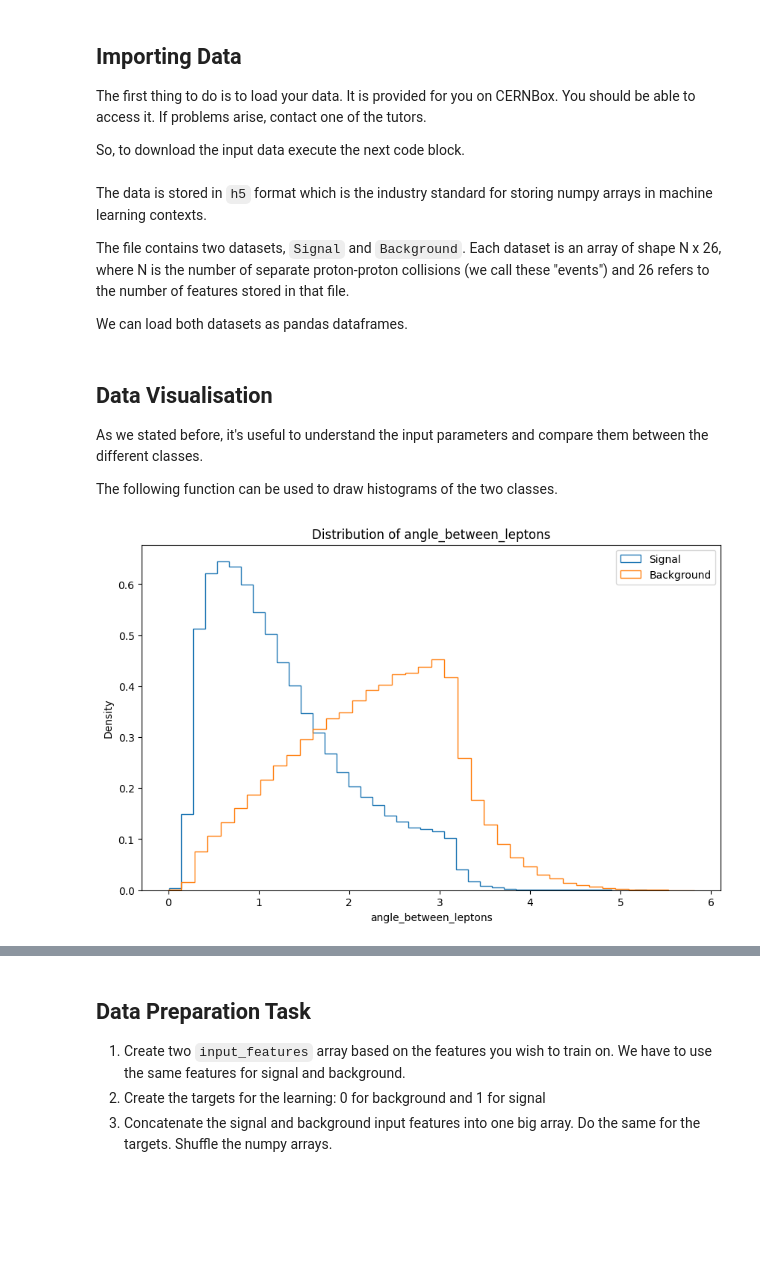
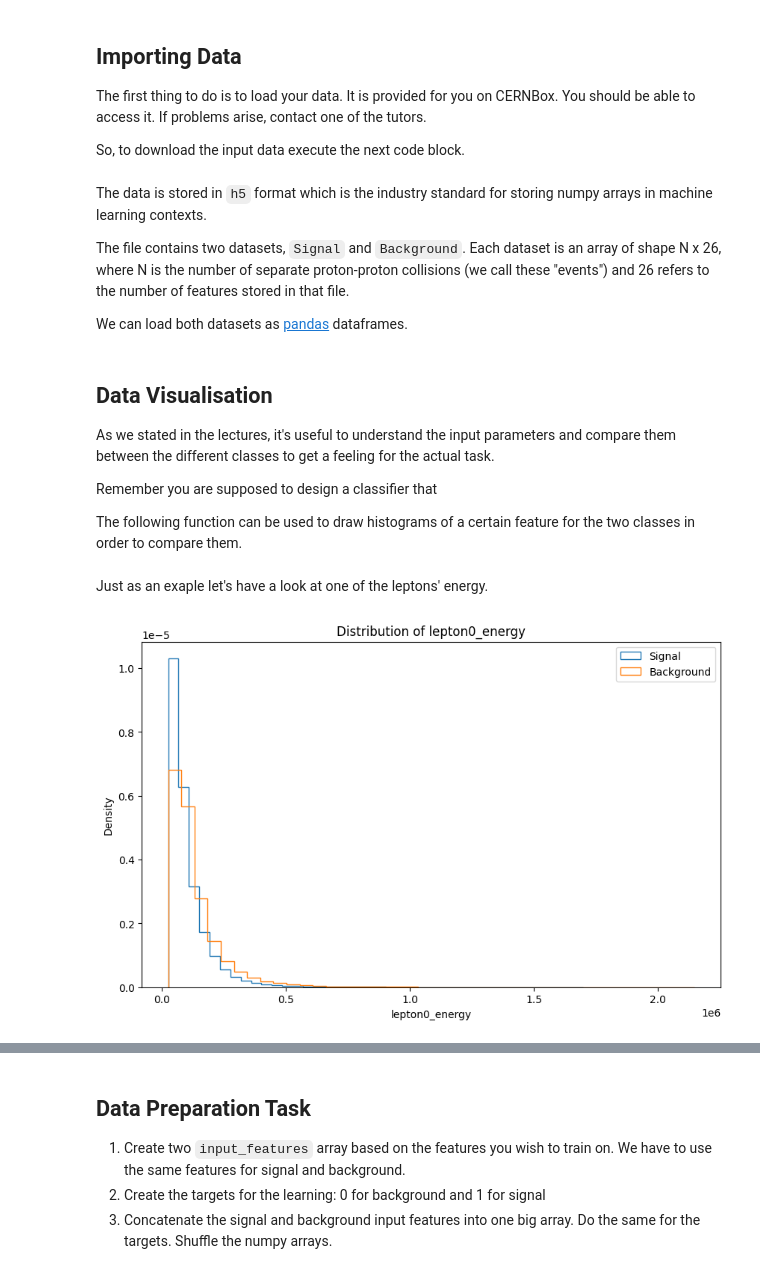
Before and after one commit to els285/Intro2NN4Physics, a Jupyter notebook: DNN4HEP_combined.ipynb, the cells around one changed output, grey strips where cells are left out. Saved outputs shown, nothing was run; the diff lists cells and outputs as text; code cells hidden in the pictures; blank space fills up the shorter version.

```diff
--- a/DNN4HEP_combined.ipynb
+++ b/DNN4HEP_combined.ipynb
@@ -36,7 +34,7 @@ The data is stored in `h5` format which is the industry standard for storing num
 
 The file contains two datasets, `Signal` and `Background`. Each dataset is an array of shape N x 26, where N is the number of separate proton-proton collisions (we call these "events") and 26 refers to the number of features stored in that file.
 
-We can load both datasets as pandas dataframes.
+We can load both datasets as [pandas](https://pandas.pydata.org/docs/user_guide/index.html) dataframes.
 # %%
 # Load file
 file = h5py.File(H_vs_TT_dataset, 'r')
@@ -47,9 +45,11 @@ df_background   = pd.DataFrame(file['Background'][:])
 # %% [markdown]
 ## Data Visualisation
 
-As we stated before, it's useful to understand the input parameters and compare them between the different classes.
+As we stated in the lectures, it's useful to understand the input parameters and compare them between the different classes to get a feeling for the actual task.
 
-The following function can be used to draw histograms of the two classes.
+Remember you are supposed to design a classifier that
+
+The following function can be used to draw histograms of a certain feature for the two classes in order to compare them.
 # %%
 import matplotlib.pyplot as plt
 def compare_distributions(signal_data, background_data, variable_name):
@@ -61,7 +61,9 @@ def compare_distributions(signal_data, background_data, variable_name):
     plt.title(f'Distribution of {variable_name}')
     plt.legend()
     plt.show()
+# %% [markdown]
+Just as an exaple let's have a look at one of the leptons' energy.
 # %%
-compare_distributions(df_signal, df_background, 'angle_between_leptons')
+compare_distributions(df_signal, df_background, 'lepton0_energy')
 # %% [output]
-[figure, old version]
+[figure, new version]
```
Also changed, not shown: parts of 4 cells of this notebook.
